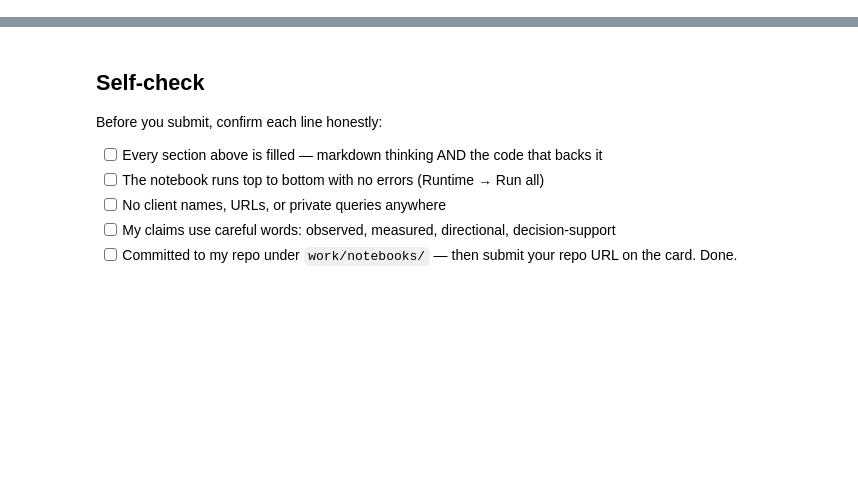
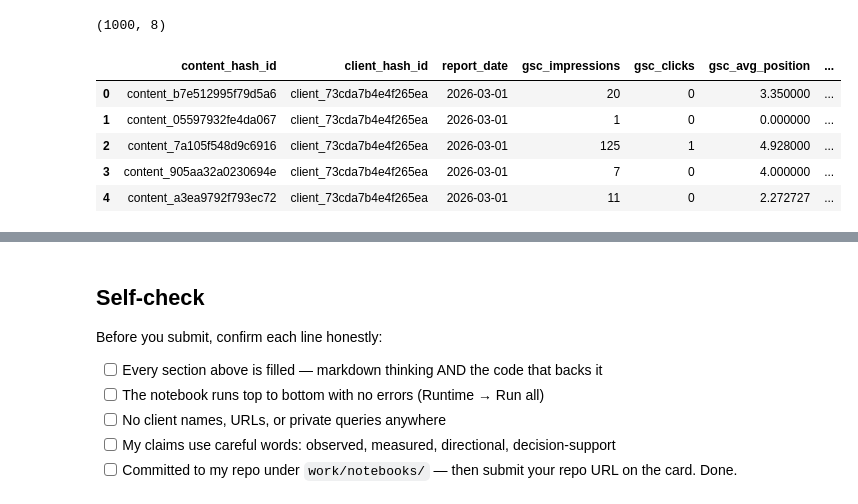
Before and after one commit to yashizhenya755-dev/flyrank-ml-internship, a Jupyter notebook: work/notebooks/w03_data_contract.ipynb, the cells around one changed output, grey strips where cells are left out. Drawn from its saved outputs; the diff is of its cells as text; code cells hidden in the pictures; blank space fills up the shorter version.

```diff
--- a/work/notebooks/w03_data_contract.ipynb
+++ b/work/notebooks/w03_data_contract.ipynb
@@ -44,0 +53,10 @@ Columns carrying a 90-day window in their name: ['impressions_90d', 'clicks_90d'
+# %%
+from google.colab import userdata
+import os
+os.environ['HF_TOKEN'] = userdata.get('HF_TOKEN')
+from huggingface_hub import HfApi
+
+api = HfApi()
+files = api.list_repo_files("FlyRank/internship-warehouse", repo_type="dataset")
+for f in files:
+    print(f)
@@ -44,0 +81,6 @@ Columns carrying a 90-day window in their name: ['impressions_90d', 'clicks_90d'
+# %%
+import duckdb
+con = duckdb.connect()
+con.sql("INSTALL httpfs; LOAD httpfs;")
+con.sql(f"CREATE SECRET hf_token (TYPE huggingface, TOKEN '{os.environ['HF_TOKEN']}')")
+print('DuckDB connected to Hugging Face')
@@ -120,0 +173,26 @@ Name: count, dtype: int64
+# %%
+features = con.sql(f"""
+    SELECT
+        content_hash_id,
+        client_hash_id,
+        report_date,
+        gsc_impressions,
+        gsc_clicks,
+        gsc_avg_position,
+        ga4_sessions,
+        scroll_events
+    FROM '{month_path}'
+    WHERE gsc_data_available IS TRUE
+    LIMIT 1000
+""").df()
+
+print(features.shape)
+features.head()
+# %% [output]
+(1000, 8)
+|  | content_hash_id | client_hash_id | report_date | gsc_impressions | gsc_clicks | gsc_avg_position | ... |
+| 0 | content_b7e512995f79d5a6 | client_73cda7b4e4f265ea | 2026-03-01 | 20 | 0 | 3.350000 | ... |
+| 1 | content_05597932fe4da067 | client_73cda7b4e4f265ea | 2026-03-01 | 1 | 0 | 0.000000 | ... |
+| 2 | content_7a105f548d9c6916 | client_73cda7b4e4f265ea | 2026-03-01 | 125 | 1 | 4.928000 | ... |
+| 3 | content_905aa32a0230694e | client_73cda7b4e4f265ea | 2026-03-01 | 7 | 0 | 4.000000 | ... |
+| 4 | content_a3ea9792f793ec72 | client_73cda7b4e4f265ea | 2026-03-01 | 11 | 0 | 2.272727 | ... |
```
Also changed, not shown: parts of 19 cells of this notebook.
